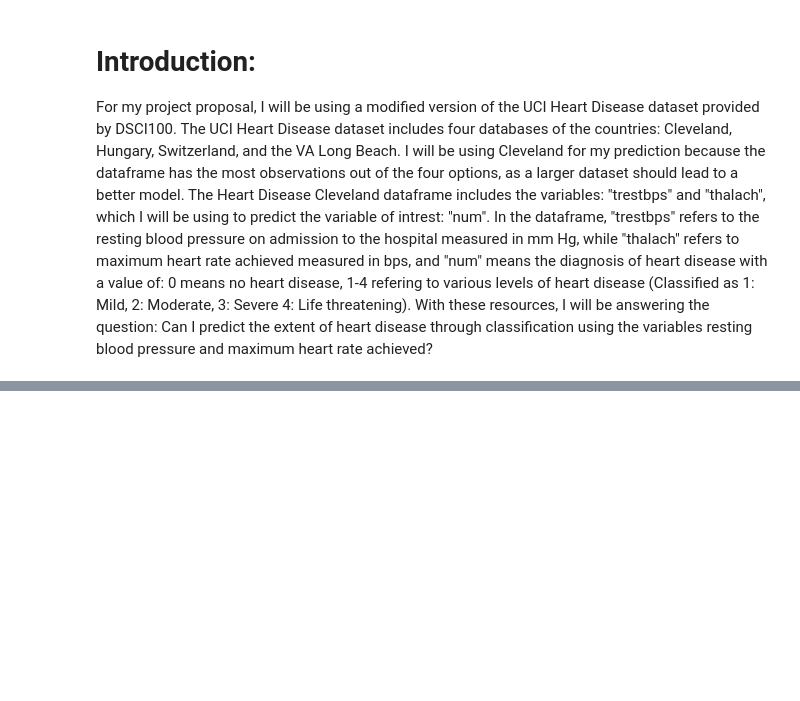
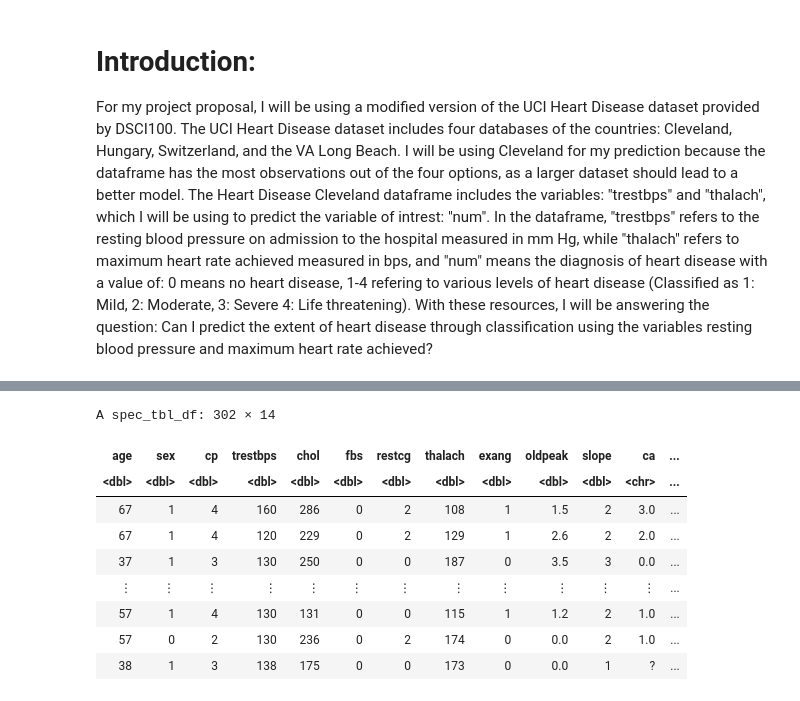
Before and after one commit to jchen278/dsci100_project, a Jupyter notebook: project_proposal.ipynb, the cells around one changed output, grey strips where cells are left out. Cells and saved outputs as stored; diff of their text form; code cells hidden in the pictures; blank space fills up the shorter version.

```diff
--- a/project_proposal.ipynb
+++ b/project_proposal.ipynb
@@ -38,0 +53,15 @@ Warning message:
+# %%
+colnames(cleveland_data) <- c('age','sex','cp','trestbps','chol','fbs', 'restcg',
+                              'thalach','exang','oldpeak','slope','ca','thal','num')
+cleveland_data
+# %% [output]
+A spec_tbl_df: 302 × 14
+| age | sex | cp | trestbps | chol | fbs | restcg | thalach | exang | oldpeak | slope | ca | ... |
+| <dbl> | <dbl> | <dbl> | <dbl> | <dbl> | <dbl> | <dbl> | <dbl> | <dbl> | <dbl> | <dbl> | <chr> | ... |
+| 67 | 1 | 4 | 160 | 286 | 0 | 2 | 108 | 1 | 1.5 | 2 | 3.0 | ... |
+| 67 | 1 | 4 | 120 | 229 | 0 | 2 | 129 | 1 | 2.6 | 2 | 2.0 | ... |
+| 37 | 1 | 3 | 130 | 250 | 0 | 0 | 187 | 0 | 3.5 | 3 | 0.0 | ... |
+| ⋮ | ⋮ | ⋮ | ⋮ | ⋮ | ⋮ | ⋮ | ⋮ | ⋮ | ⋮ | ⋮ | ⋮ | ... |
+| 57 | 1 | 4 | 130 | 131 | 0 | 0 | 115 | 1 | 1.2 | 2 | 1.0 | ... |
+| 57 | 0 | 2 | 130 | 236 | 0 | 2 | 174 | 0 | 0.0 | 2 | 1.0 | ... |
+| 38 | 1 | 3 | 138 | 175 | 0 | 0 | 173 | 0 | 0.0 | 1 | ? | ... |
```
Also changed, not shown: parts of 15 cells of this notebook.
